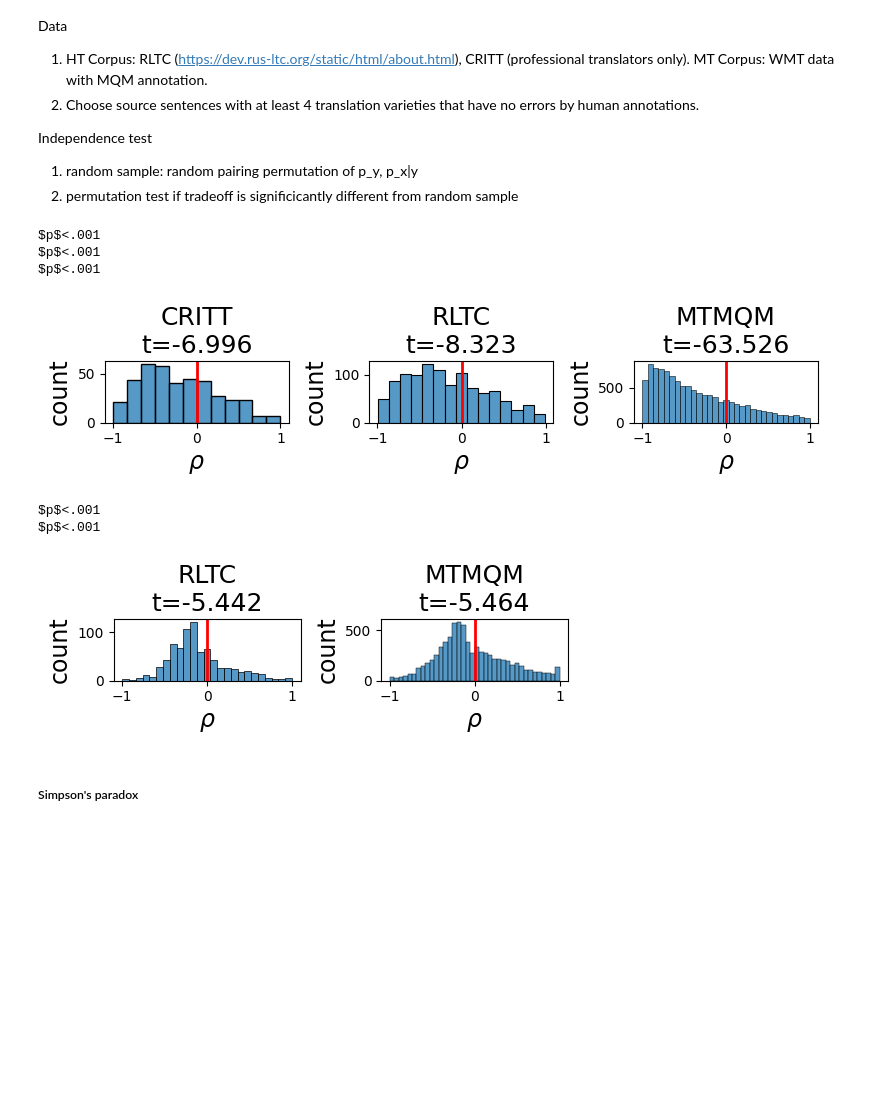
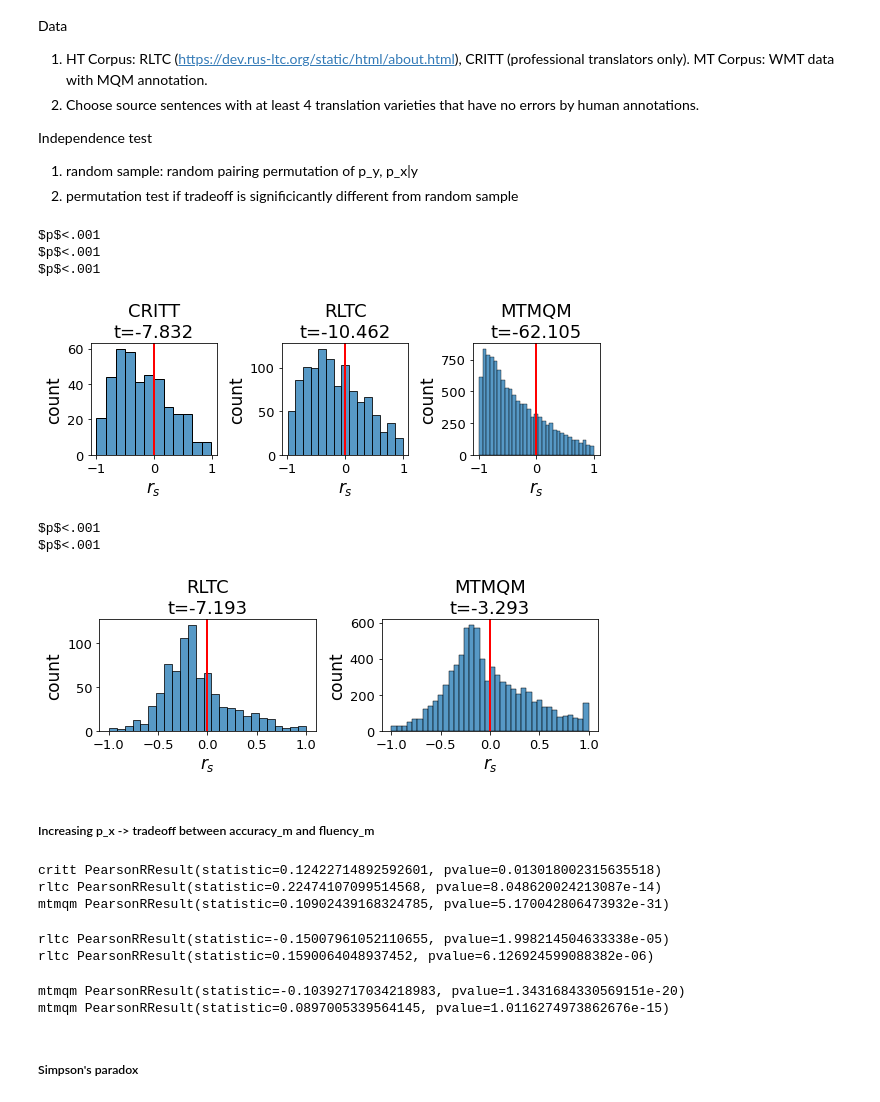
Before and after one commit to ZhengWeiLim/accuracy-fluency-tradeoff, a Jupyter notebook: tradeoff-analysis-clean.ipynb, the cells around one changed output. Cells and saved outputs as stored; diff of their text form; code cells hidden in the pictures; blank space fills up the shorter version.

```diff
--- a/tradeoff-analysis-clean.ipynb
+++ b/tradeoff-analysis-clean.ipynb
@@ -157,24 +181,6 @@ Mean unique translations: 10.467099165894346
 MTMQM
 Total number of source sentences: 11219
 Mean unique translations: 9.93002941438631
-# %%
-import warnings
-warnings.filterwarnings('ignore')
-
-from wordfreq import zipf_frequency, word_frequency
-from nltk.tokenize import word_tokenize
-from scipy.stats import zscore
-import numpy as np
-
-for df in [critt, rltc, mtmqm, mtmqm_tagged]:
-
-    df['p_x|y'] = df['mt_backward_lprobs_sum']
-    df['p_y|x'] = df['mt_forward_lprobs_sum']
-    df['p_y_mt'] = df['skipped_forward_lprobs_sum']
-    df['p_x'] = df['skipped_backward_lprobs_sum']
-
-    df['src_len'] = df['source'].apply(lambda x: len(str(x)))
-    df['tgt_len'] = df['target'].apply(lambda x: len(str(x)))
 # %% [markdown]
 ### RQ1: Defining p(y), p(x|y) tradeoff
 Slope (linear regression, most common measure of tradeoff + not affected by source length)
@@ -219,7 +225,7 @@ def get_filtered_nan_pairs(x1, x2):
     return x1s, x2s
 
 
-def get_pearson(x, y, thresh=.05, filter_nan_pairs=True):
+def get_pearson(x, y, thresh=.05, filter_nan_pairs=True, include_pval=False):
     if filter_nan_pairs:
         x, y = get_filtered_nan_pairs(x, y)
 
@@ -229,7 +235,9 @@ def get_pearson(x, y, thresh=.05, filter_nan_pairs=True):
             r = pearsonr(x, y)
         except ConstantInputWarning:
             print(x, y)
-        if thresh is not None:
+        if include_pval:
+            return r
+        elif thresh is not None:
             return r[0] if r[1] < thresh else np.nan
         else:
             return r[0]
@@ -327,7 +335,6 @@ def preprocess_df(df, groupby, tradeoff_pairs, quality_threshold=None, var_thres
 
 def get_tradeoff_df(df, groupby, tradeoff_pairs, quality_threshold=None, var_threshold=4, permutate=False, geq=True, pct=False):
     df = preprocess_df(df, groupby, tradeoff_pairs, quality_threshold=quality_threshold, var_threshold=var_threshold, geq=geq, pct=pct)
-
     agg_df = None
 
     for ft_pair in tradeoff_pairs:
@@ -337,12 +344,17 @@ def get_tradeoff_df(df, groupby, tradeoff_pairs, quality_threshold=None, var_thr
         if permutate:
             sdf = permutate_vals(df, groupby, [ft0])
 
-        corr_nonsig_df = sdf.groupby(groupby).apply(lambda x: get_pearson(x[ft0], x[ft1], thresh=None)).reset_index().rename(columns={0: f'{ft0}-{ft1}-corr-nonsig'})
+        corr_df = sdf.groupby(groupby).apply(lambda x: get_pearson(x[ft0], x[ft1], include_pval=True)).reset_index().rename(
+            columns={0: f'{ft0}-{ft1}-corr'})
+
+        corr_nonsig_df = sdf.groupby(groupby).apply(lambda x: get_pearson(x[ft0], x[ft1], thresh=None)).reset_index().rename(
+            columns={0: f'{ft0}-{ft1}-corr-nonsig'})
 
         if agg_df is None:
-            agg_df = corr_nonsig_df
+            agg_df = corr_df
         else:
-            agg_df = agg_df.merge(corr_nonsig_df, on=groupby, how='outer')
+            agg_df = agg_df.merge(corr_df, on=groupby, how='outer')
+        agg_df = agg_df.merge(corr_nonsig_df, on=groupby, how='outer')
 
 
     return agg_df, df
@@ -378,31 +390,33 @@ def hist_plot(ax, corpus_name, tradeoff_df, perm_df, val, ttest=True):
         print(pval)
     else:
         ax.set_title(f'{corpus_name.upper()}', size=15)
-    ax.set_xlabel(r'$\rho$', size=17)
+    ax.set_xlabel(r'$r_s$', size=17)
     ax.set_ylabel('count', size=17)
+    ax.tick_params(axis='both', which='major', labelsize=13)
+    ax.tick_params(axis='both', which='minor', labelsize=13)
     return
 # %%
 tradeoff_pair = ('p_x|y', 'p_y_mt')
 ft0, ft1 = tradeoff_pair
 val = f'{ft0}-{ft1}-corr-nonsig'
 
-fig, axes = plt.subplots(1, 3, figsize=(8, 2))
+fig, axes = plt.subplots(1, 3, figsize=(8, 3))
 for i, corp in enumerate([ 'critt', 'rltc', 'mtmqm']):
     tradeoff_df = corp_tradeoff_df[corp]
     perm_tradeoff_df = perm_corp_tradeoff_df[corp]
     hist_plot(axes[i], corp, tradeoff_df, perm_tradeoff_df, val)
 
 plt.tight_layout()
 # plt.suptitle(f'Tradeoff between ' +r'$\mathrm{accuracy}_M$'+ ' and ' + r'$\mathrm{fluency}_M$', y=1.1, size=20)
-plt.savefig('figures/tradeoff.pdf', bbox_inches='tight', dpi=1200, format='pdf')
+plt.savefig('figures/tradeoff.pdf', bbox_inches='tight', format='pdf')
 plt.show()
 # %% [output]
 $p$<.001
 $p$<.001
 $p$<.001
-[figure, old version]
+[figure, new version]
 # %%
-fig, axes = plt.subplots(1, 2, figsize=(5.5, 2))
+fig, axes = plt.subplots(1, 2, figsize=(8, 3))
 for i, corp in enumerate(['rltc', 'mtmqm']):
     tradeoff_pair = corp_label_tradeoff_pairs[corp][0]
     ft0, ft1 = tradeoff_pair
@@ -415,12 +429,39 @@ for i, corp in enumerate(['rltc', 'mtmqm']):
 
 plt.tight_layout()
 # plt.suptitle(f'Tradeoff between accuracy and fluency ratings', y=1.1, x=0.55, size=20)
-plt.savefig('figures/human-tradeoff.pdf', bbox_inches='tight', dpi=1200, format='pdf')
+plt.savefig('figures/human-tradeoff.pdf', bbox_inches='tight', format='pdf')
 plt.show()
 # %% [output]
 $p$<.001
 $p$<.001
-[figure, old version]
+[figure, new version]
+# %% [markdown]
+##### Increasing p_x -> tradeoff between accuracy_m and fluency_m
+# %%
+# increased p_X -> less tradeoff
+for corp in ['critt', 'rltc', 'mtmqm']:
+    df = corp_tradeoff_df[corp][['p_x|y-p_y_mt-corr-nonsig', 'p_x']].dropna()
+    print(corp, pearsonr(df['p_x|y-p_y_mt-corr-nonsig'], df['p_x']))
+# %% [output]
+critt PearsonRResult(statistic=0.12422714892592601, pvalue=0.013018002315635518)
+rltc PearsonRResult(statistic=0.22474107099514568, pvalue=8.048620024213087e-14)
+mtmqm PearsonRResult(statistic=0.10902439168324785, pvalue=5.170042806473932e-31)
+# %%
+corp = 'rltc'
+df = corp_tradeoff_df[corp][['accuracy-fluency-corr-nonsig', 'p_x', 'src_len']].dropna()
+print(corp, pearsonr(df['accuracy-fluency-corr-nonsig'], df['p_x']))
+print(corp, pearsonr(df['accuracy-fluency-corr-nonsig'], df['src_len']))
+# %% [output]
+rltc PearsonRResult(statistic=-0.15007961052110655, pvalue=1.998214504633338e-05)
+rltc PearsonRResult(statistic=0.1590064048937452, pvalue=6.126924599088382e-06)
+# %%
+corp = 'mtmqm'
+df = corp_tradeoff_df[corp][['MQM_acc_score-MQM_flu_score-corr-nonsig', 'p_x', 'src_len']].dropna()
+print(corp, pearsonr(df['MQM_acc_score-MQM_flu_score-corr-nonsig'], df['p_x']))
+print(corp, pearsonr(df['MQM_acc_score-MQM_flu_score-corr-nonsig'], df['src_len']))
+# %% [output]
+mtmqm PearsonRResult(statistic=-0.10392717034218983, pvalue=1.3431684330569151e-20)
+mtmqm PearsonRResult(statistic=0.0897005339564145, pvalue=1.0116274973862676e-15)
 # %% [markdown]
 ##### Simpson's paradox
 # %%
```
Also changed, not shown: parts of 13 cells of this notebook, 1 other file.
